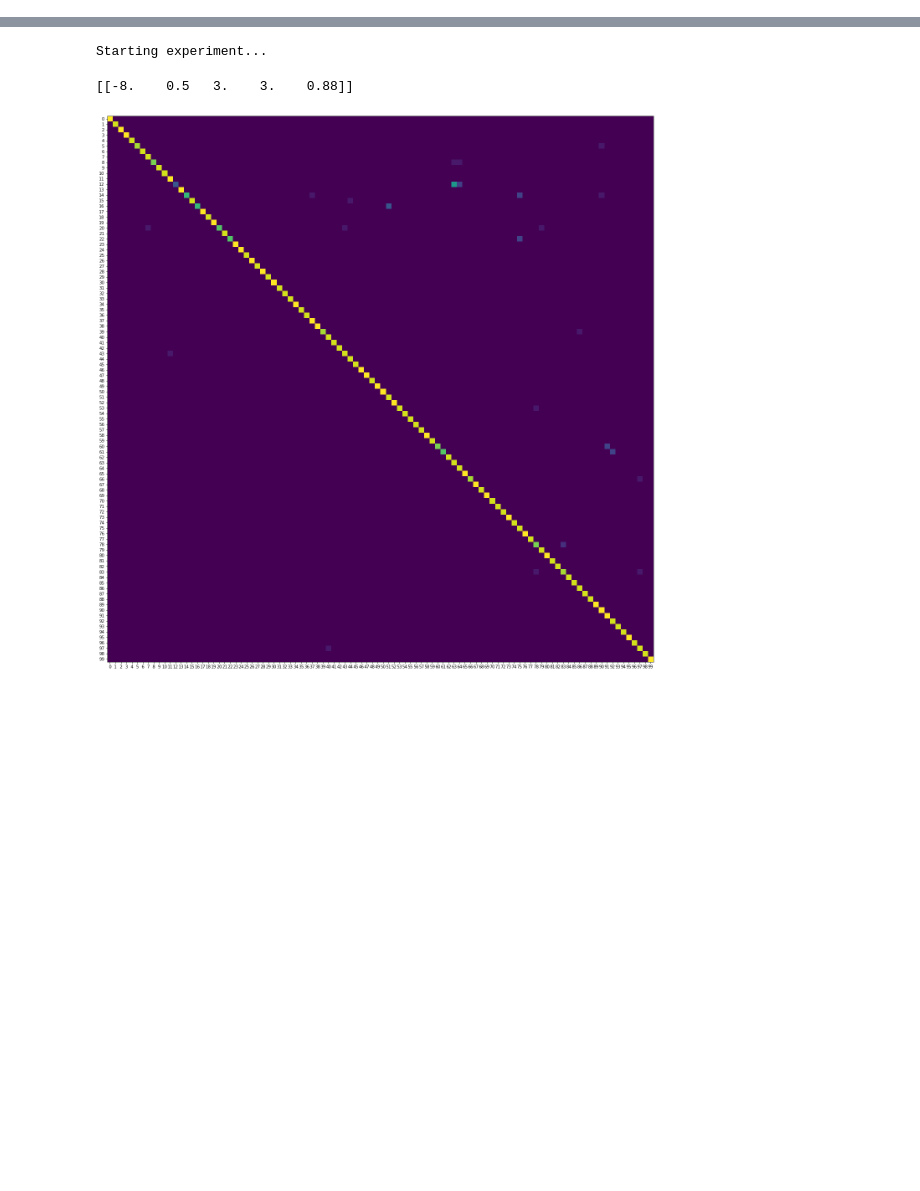
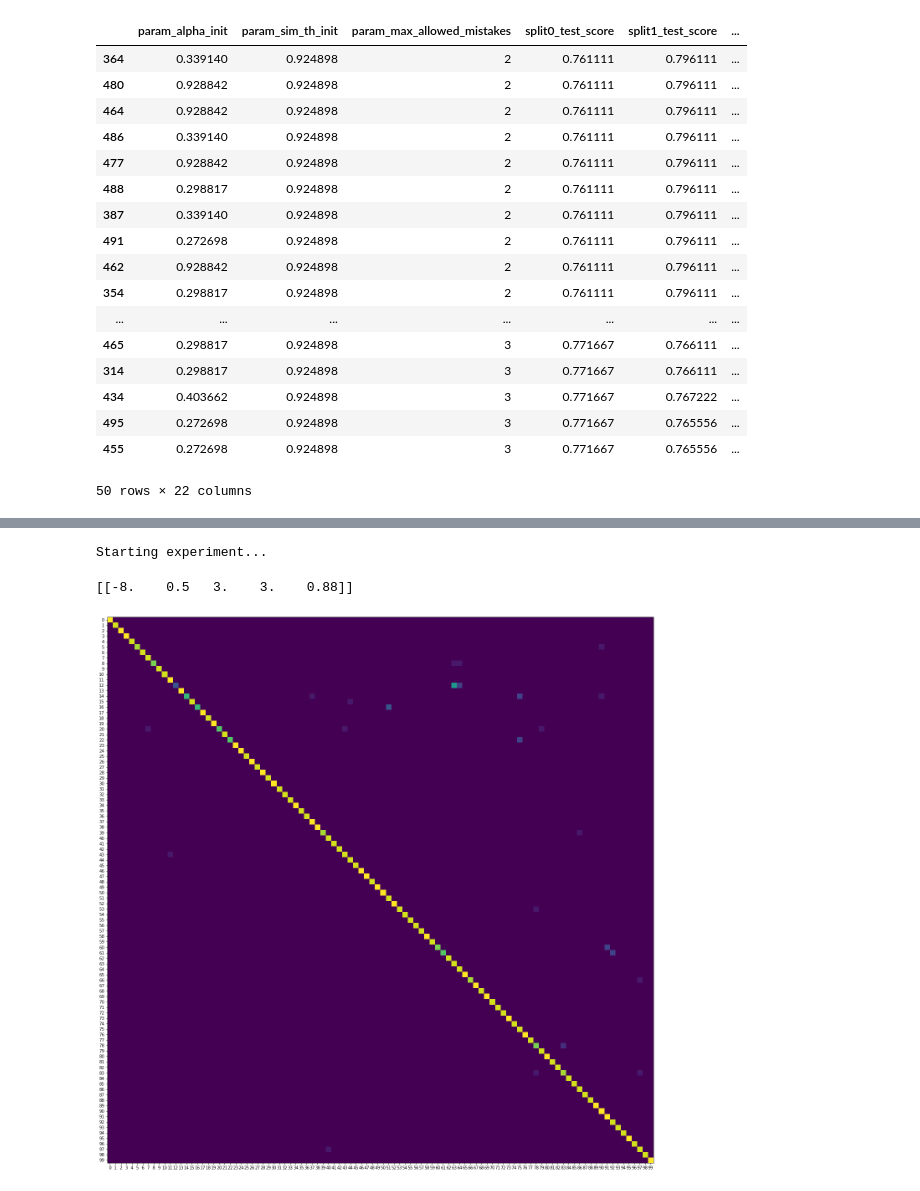
Before and after one commit to elvinhajizada/neuromorphic-continual-learning, a Jupyter notebook: experiments/coil_100_experiments/clp_experiment.ipynb, the cells around one changed output, grey strips where cells are left out. Saved outputs shown, nothing was run; the diff lists cells and outputs as text; code cells hidden in the pictures; blank space fills up the shorter version.

```diff
--- a/experiments/coil_100_experiments/clp_experiment.ipynb
+++ b/experiments/coil_100_experiments/clp_experiment.ipynb
@@ -45,0 +345,23 @@ from clp.clp import CLP
+# %%
+cv_res = pd.DataFrame(evolved_estimator.cv_results_)
+# %%
+cv_res.sort_values(by=['rank_test_score']).head(50)
+# %% [output]
+|  | param_alpha_init | param_sim_th_init | param_max_allowed_mistakes | split0_test_score | split1_test_score | ... |
+| 364 | 0.339140 | 0.924898 | 2 | 0.761111 | 0.796111 | ... |
+| 480 | 0.928842 | 0.924898 | 2 | 0.761111 | 0.796111 | ... |
+| 464 | 0.928842 | 0.924898 | 2 | 0.761111 | 0.796111 | ... |
+| 486 | 0.339140 | 0.924898 | 2 | 0.761111 | 0.796111 | ... |
+| 477 | 0.928842 | 0.924898 | 2 | 0.761111 | 0.796111 | ... |
+| 488 | 0.298817 | 0.924898 | 2 | 0.761111 | 0.796111 | ... |
+| 387 | 0.339140 | 0.924898 | 2 | 0.761111 | 0.796111 | ... |
+| 491 | 0.272698 | 0.924898 | 2 | 0.761111 | 0.796111 | ... |
+| 462 | 0.928842 | 0.924898 | 2 | 0.761111 | 0.796111 | ... |
+| 354 | 0.298817 | 0.924898 | 2 | 0.761111 | 0.796111 | ... |
+| ... | ... | ... | ... | ... | ... | ... |
+| 465 | 0.298817 | 0.924898 | 3 | 0.771667 | 0.766111 | ... |
+| 314 | 0.298817 | 0.924898 | 3 | 0.771667 | 0.766111 | ... |
+| 434 | 0.403662 | 0.924898 | 3 | 0.771667 | 0.767222 | ... |
+| 495 | 0.272698 | 0.924898 | 3 | 0.771667 | 0.765556 | ... |
+| 455 | 0.272698 | 0.924898 | 3 | 0.771667 | 0.765556 | ... |
+50 rows × 22 columns
```
Also changed, not shown: parts of 26 cells of this notebook, 16 other files.
